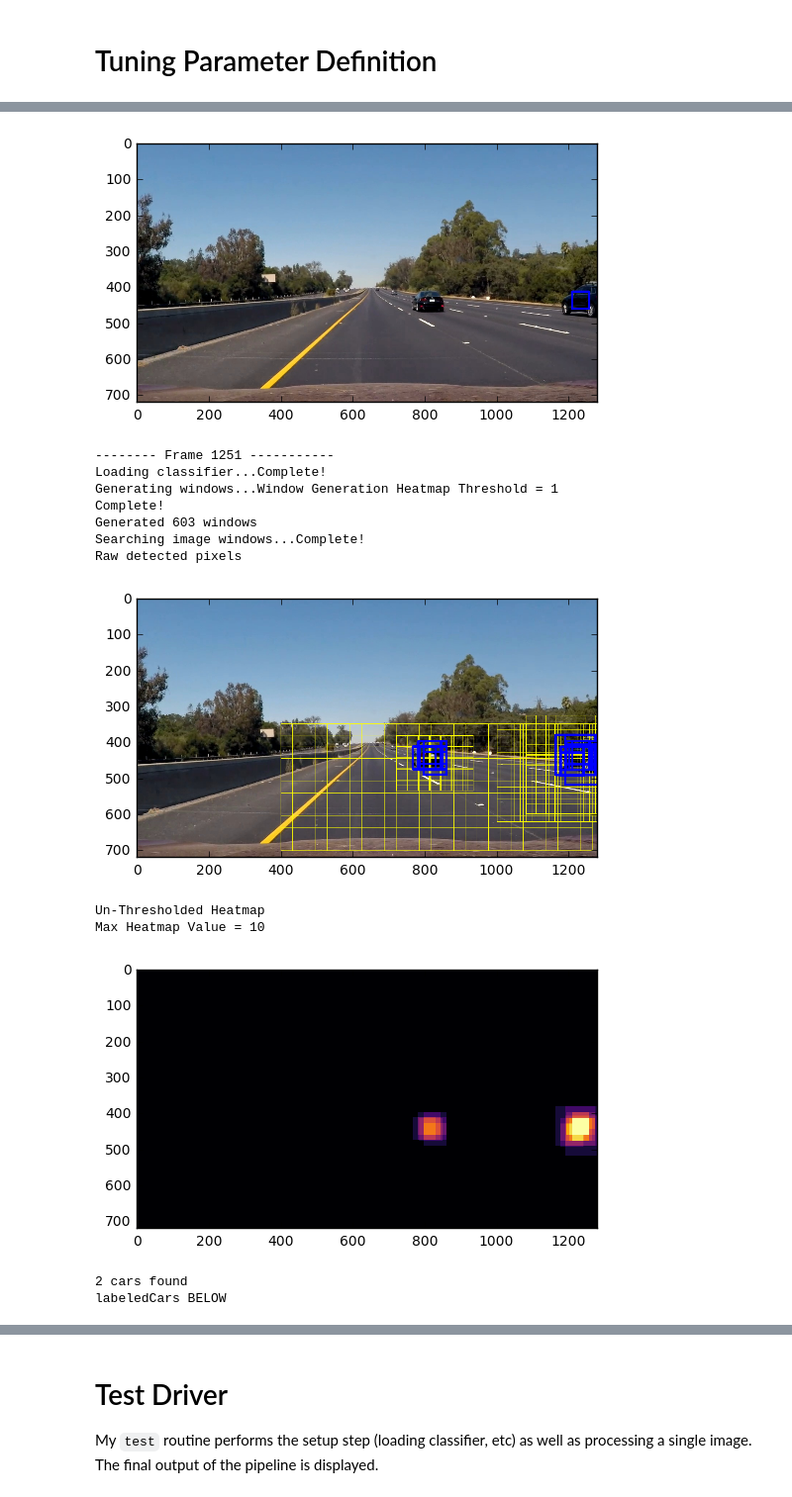
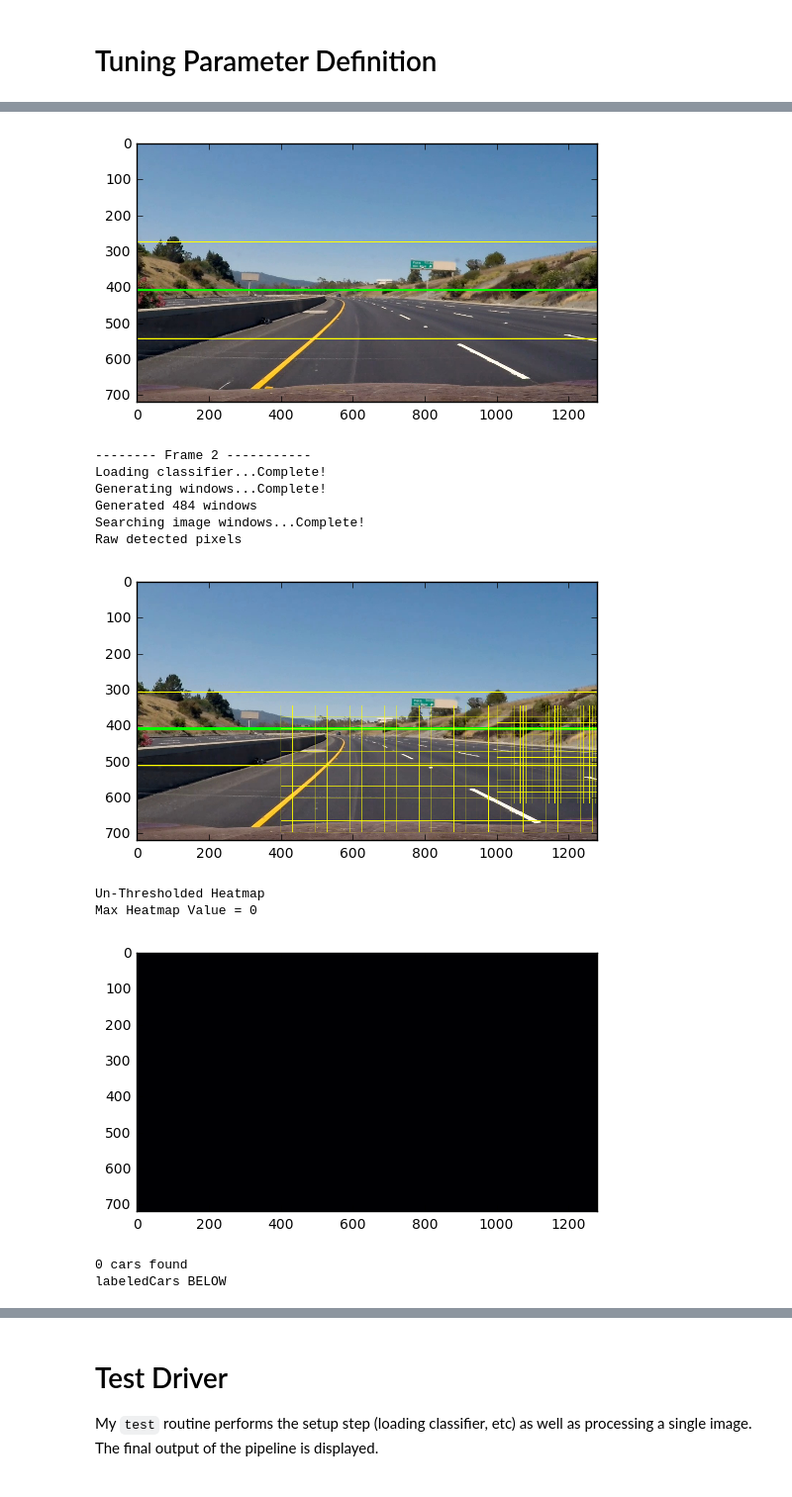
Before and after one commit to ksmith6/vehicle_detection, a Jupyter notebook: Vehicle_Detection_and_Tracking.ipynb, the cells around one changed output, grey strips where cells are left out. Shown at 99% size. Drawn from its saved outputs; the diff is of its cells as text; code cells hidden in the pictures.

Commit message:
Final working version of the submission.  The pipeline had a few false positives for a few frames, but it does very well otherwise, continuously tracking the cars in the FOV.

```diff
--- a/Vehicle_Detection_and_Tracking.ipynb
+++ b/Vehicle_Detection_and_Tracking.ipynb
@@ -45,12 +138,13 @@ hist_feat = True # Histogram features on or off
 
 # Define the heatmap threshold.  Pixels with a value less than
 # this threshold will be excluded from the final bounding box.
-HeatMapThreshold = 5
+HeatMapThreshold = 4
 
 # Initialize the heatmap
 heatmap = HeatMap(image)
+horiz = HorizonDetector()
 # Run a sequence of images through the pipeline to observe performance over multiple frames.
-for i in range(1250, 1252, 1):
+for i in range(1, 10, 1):
     print("-------- Frame %d -----------" % (i))
     test(mpimg.imread('frames/frame%d.jpg' % (i)),Debug=True)
 # %% [output]
@@ -71,14 +164,13 @@ labeledCars BELOW
-[figure, old version]
+[figure, new version]
--------- Frame 1251 -----------
+-------- Frame 2 -----------
 Loading classifier...Complete!
-Generating windows...Window Generation Heatmap Threshold = 1
-Complete!
-Generated 603 windows
+Generating windows...Complete!
+Generated 484 windows
 Searching image windows...Complete!
 Raw detected pixels
-[figure, old version]
+[figure, new version]
 Un-Thresholded Heatmap
-Max Heatmap Value = 10
+Max Heatmap Value = 0
-[figure, old version]
+[figure, new version]
-2 cars found
+0 cars found
 labeledCars BELOW
```
Also changed, not shown: parts of 7 cells of this notebook, 1 other file.
